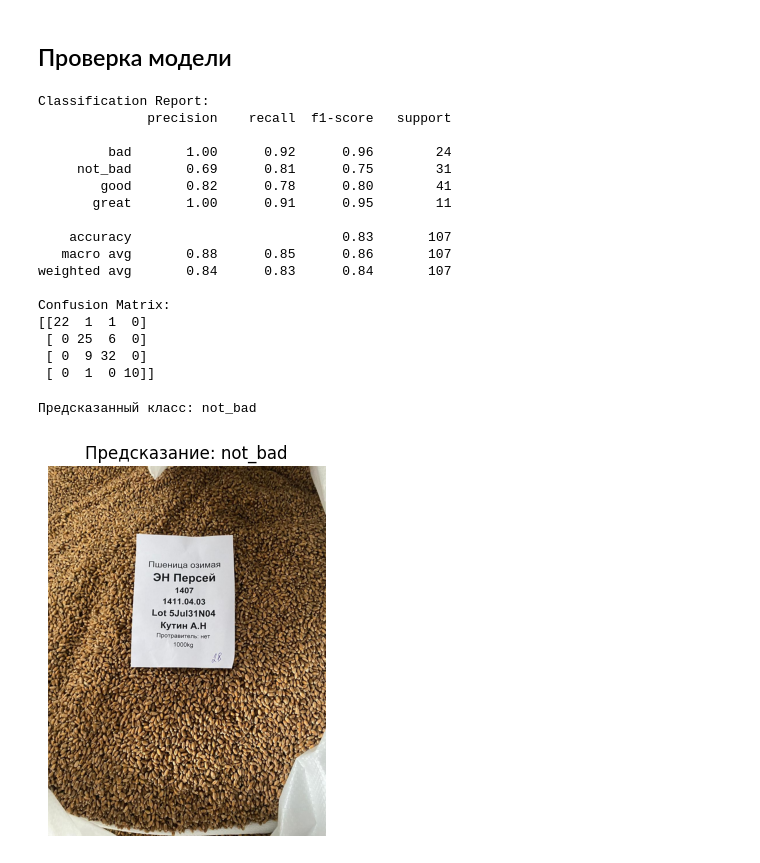
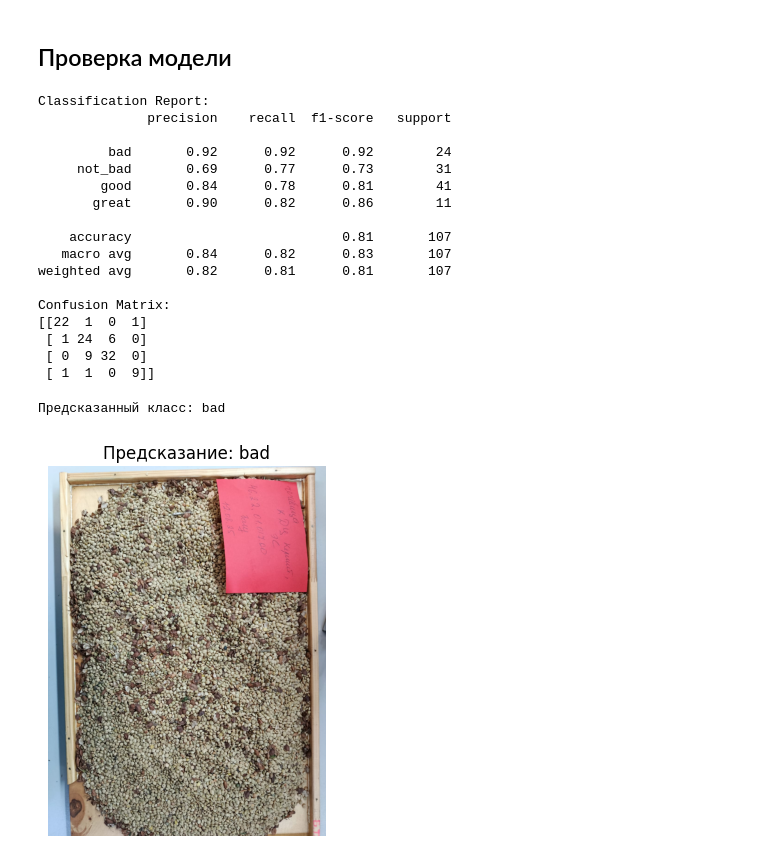
Before and after one commit to hdl0909/classification-of-seeds-by-quality, a Jupyter notebook: model.ipynb, the cells around one changed output. Saved outputs shown, nothing was run; the diff lists cells and outputs as text; code cells hidden in the pictures.

Commit message:
added second model

```diff
--- a/model.ipynb
+++ b/model.ipynb
@@ -212,13 +216,13 @@ plt.show()
 # %%
-# img_path = "data_split/train/good/photo_1.jpg"
-# img = cv2.imread(img_path)
-# img = cv2.cvtColor(img, cv2.COLOR_BGR2RGB)
+img_path = "drive/MyDrive/Colab_Notebooks/data_split/train/good/photo_194.jpg"
+img = cv2.imread(img_path)
+img = cv2.cvtColor(img, cv2.COLOR_BGR2RGB)
 
-# img_preprocessed = preprocess_seed_image(img)
+patches = extract_patches(img, patch_size=(224,224), max_patches=9)
 
-# img_display = ((img_preprocessed - img_preprocessed.min()) /
-#                (img_preprocessed.max() - img_preprocessed.min()) * 255).astype(np.uint8)
-
-# plt.imshow(img_display, cmap='gray')
-# plt.axis('off')
-# plt.show()
+plt.figure(figsize=(10,5))
+for i, p in enumerate(patches[:9]):
+    plt.subplot(3,3,i+1)
+    plt.imshow(p)
+    plt.axis("off")
+plt.show()
@@ -250,13 +230,0 @@ def extract_patches(img, patch_size=(224,224), step=None, max_patches=None):
-# %%
-img_path = "drive/MyDrive/Colab_Notebooks/data_split/train/good/photo_112.jpg"
-img = cv2.imread(img_path)
-img = cv2.cvtColor(img, cv2.COLOR_BGR2RGB)
-
-patches = extract_patches(img, patch_size=(224,224), max_patches=9)
-
-plt.figure(figsize=(10,5))
-for i, p in enumerate(patches[:9]):
-    plt.subplot(3,3,i+1)
-    plt.imshow(p)
-    plt.axis("off")
-plt.show()
@@ -669,7 +619,7 @@ Epoch 8: val_loss improved from 0.05244 to 0.05155, saving model to drive/MyDriv
 WARNING:absl:You are saving your model as an HDF5 file via `model.save()` or `keras.saving.save_model(model)`. This file format is considered legacy. We recommend using instead the native Keras format ...
 ... (8 outputs left out)
 # %%
-best_model = keras.models.load_model("drive/MyDrive/Colab_Notebooks/best_model.keras",
+best_model = keras.models.load_model("drive/MyDrive/Colab_Notebooks/best_full_model.keras",
                                             custom_objects={
                                                 "att_pool_func": att_pool_func,
                                                 "att_pool_shape": att_pool_shape,
@@ -717,13 +667,6 @@ Epoch 6: val_loss did not improve from 0.03087
 60/60 ━━━━━━━━━━━━━━━━━━━━ 861s 14s/step - accuracy: 0.8297 - loss: 0.0282 - val_accuracy: 0.7624 - val_loss: 0.0355 - learning_rate: 5.0000e-06
 Epoch 6: early stopping
 Restoring model weights from the end of the best epoch: 1.
-# %%
-best_full_model = keras.models.load_model("drive/MyDrive/Colab_Notebooks/best_model.keras",
-                                            custom_objects={
-                                                "att_pool_func": att_pool_func,
-                                                "att_pool_shape": att_pool_shape,
-                                                "ordinal_focal_loss": ordinal_focal_loss
-                                            })
 # %% [markdown]
 ## Проверка модели
 # %%
@@ -769,41 +712,41 @@ def evaluate_mil_model(model, val_gen, class_names, target_size=(224,224), max_p
 
     return np.array(all_true), np.array(all_preds)
 # %%
-all_true, all_preds = evaluate_mil_model(best_full_model, test_gen, ordered_classes, max_patches=10)
+all_true, all_preds = evaluate_mil_model(best_model, test_gen, ordered_classes, max_patches=10)
 # %% [output]
 Classification Report:
               precision    recall  f1-score   support
 
-         bad       1.00      0.92      0.96        24
-     not_bad       0.69      0.81      0.75        31
-        good       0.82      0.78      0.80        41
-       great       1.00      0.91      0.95        11
+         bad       0.92      0.92      0.92        24
+     not_bad       0.69      0.77      0.73        31
+        good       0.84      0.78      0.81        41
+       great       0.90      0.82      0.86        11
 
-    accuracy                           0.83       107
-   macro avg       0.88      0.85      0.86       107
-weighted avg       0.84      0.83      0.84       107
+    accuracy                           0.81       107
+   macro avg       0.84      0.82      0.83       107
+weighted avg       0.82      0.81      0.81       107
 
 Confusion Matrix:
-[[22  1  1  0]
- [ 0 25  6  0]
+[[22  1  0  1]
+ [ 1 24  6  0]
  [ 0  9 32  0]
- [ 0  1  0 10]]
+ [ 1  1  0  9]]
 # %%
-img_path = 'drive/MyDrive/Colab_Notebooks/data_split/test/good/photo_11.jpg'
+img_path = 'drive/MyDrive/Colab_Notebooks/data_split/test/bad/photo_106.jpg'
 
 img = keras.preprocessing.image.load_img(img_path, target_size=(224, 224))
 
 label, probs = predict_single_image_mil(best_model, img_path, ordered_classes)
 
 print(f"Предсказанный класс: {label}")
 
 plt.imshow(keras.preprocessing.image.load_img(img_path))
 plt.title(f"Предсказание: {label}")
 plt.axis('off')
 plt.show()
 # %% [output]
-Предсказанный класс: not_bad
+Предсказанный класс: bad
-[figure, old version]
+[figure, new version]
 # %%
 att_model = keras.Model(inputs=model.input,
                         outputs=model.get_layer("att_softmax").output)
```
Also changed, not shown: parts of 29 cells of this notebook.
